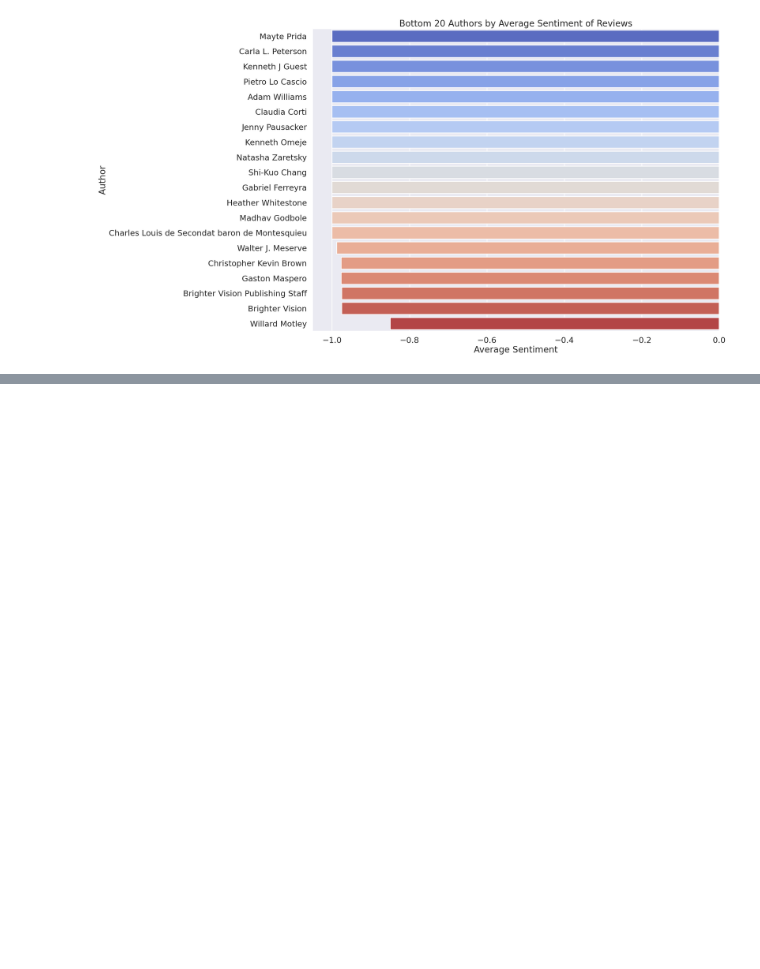
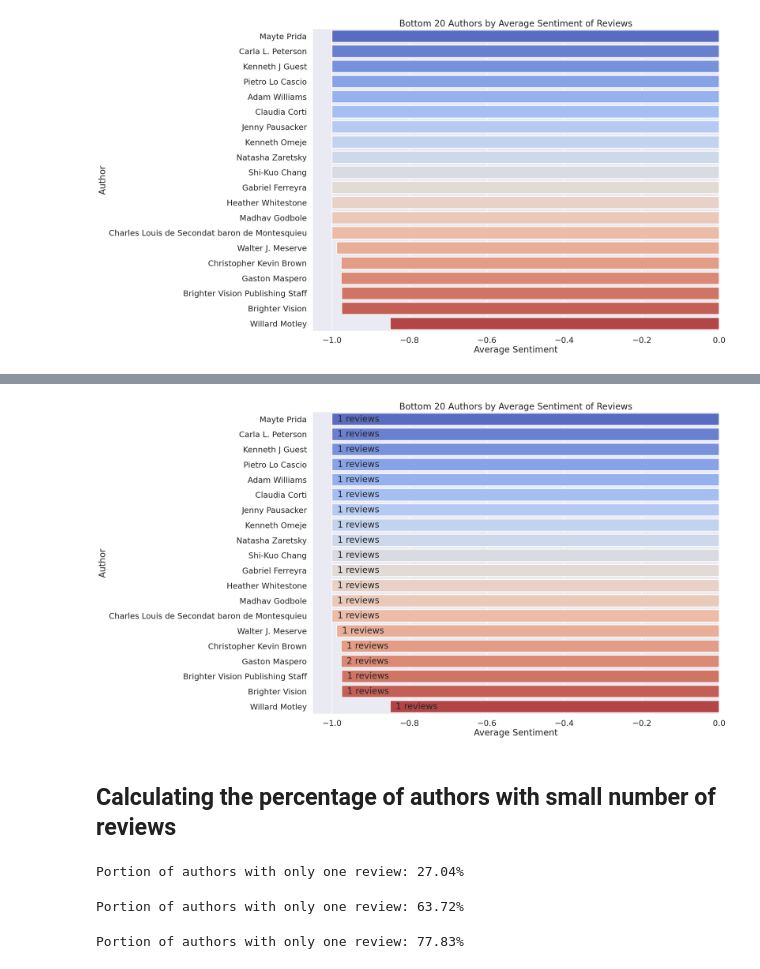
Before and after one commit to danielepolotow/book_data, a Jupyter notebook: notebooks/Sentiment Analysis.ipynb, the cells around one changed output, grey strips where cells are left out. Cells and saved outputs as stored; diff of their text form; code cells hidden in the pictures; blank space fills up the shorter version.

```diff
--- a/notebooks/Sentiment Analysis.ipynb
+++ b/notebooks/Sentiment Analysis.ipynb
@@ -116,0 +202,41 @@ plt.show()
+# %%
+sns.set_context("poster")
+plt.figure(figsize=(20, 15))
+
+bottom_20_authors = author_sentiment_with_number_reviews.sort_values(by='Average_Sentiment', ascending=True).head(20)
+sns.barplot(x='Average_Sentiment', y='authors', data=bottom_20_authors, palette='coolwarm')
+for i, (avg_sentiment, num_reviews) in enumerate(zip(bottom_20_authors['Average_Sentiment'], bottom_20_authors['Number_of_Reviews'])):
+    plt.text(avg_sentiment, i, f'  {num_reviews} reviews', va='center')
+plt.title("Bottom 20 Authors by Average Sentiment of Reviews")
+plt.xlabel("Average Sentiment")
+plt.ylabel("Author")
+plt.show()
+# %% [output]
+[figure, added]
+# %% [markdown]
+## Calculating the percentage of authors with small number of reviews
+# %%
+author_review_counts = merged_data.groupby('authors').size().reset_index(name='Number_of_Reviews')
+authors_with_one_review = author_review_counts[author_review_counts['Number_of_Reviews'] == 1].shape[0]
+total_authors = author_review_counts.shape[0]
+portion_with_one_review = authors_with_one_review / total_authors
+
+print(f"Portion of authors with only one review: {portion_with_one_review:.2%}")
+# %% [output]
+Portion of authors with only one review: 27.04%
+# %%
+authors_with_5_or_less_reviews = author_review_counts[author_review_counts['Number_of_Reviews'] <= 5].shape[0]
+total_authors_5 = author_review_counts.shape[0]
+portion_with_5_or_less_reviews = authors_with_5_or_less_reviews / total_authors_5
+
+print(f"Portion of authors with only one review: {portion_with_5_or_less_reviews:.2%}")
+# %% [output]
+Portion of authors with only one review: 63.72%
+# %%
+authors_with_10_or_less_reviews = author_review_counts[author_review_counts['Number_of_Reviews'] <= 10].shape[0]
+total_authors_10 = author_review_counts.shape[0]
+portion_with_10_or_less_reviews = authors_with_10_or_less_reviews / total_authors_10
+
+print(f"Portion of authors with only one review: {portion_with_10_or_less_reviews:.2%}")
+# %% [output]
+Portion of authors with only one review: 77.83%
```
Also changed, not shown: parts of 10 cells of this notebook.
